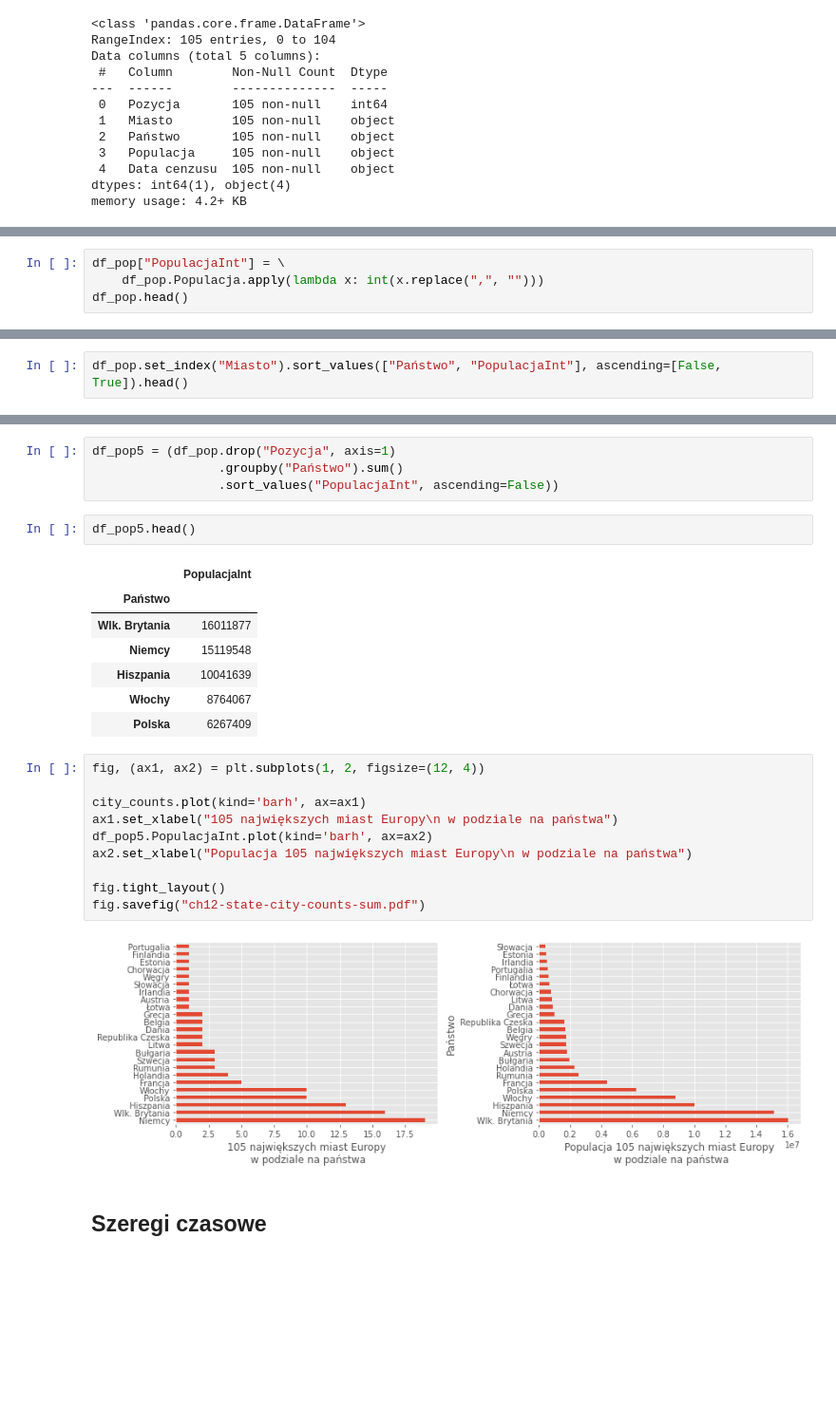
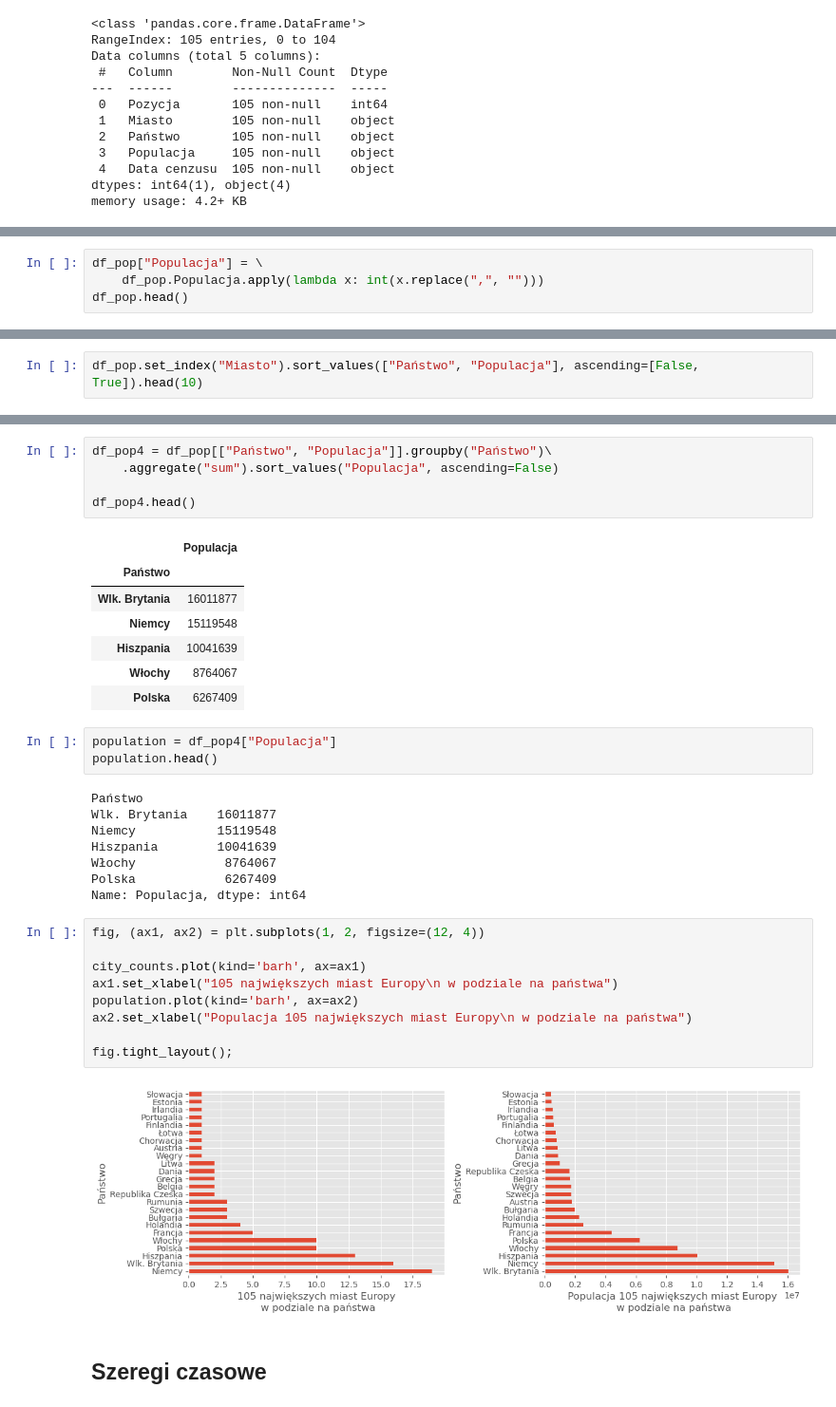
Before and after one commit to antonimarczuk123/Numerical-Python, a Jupyter notebook: Numerical-Python/src-jupyter/r12-Pandas.ipynb, the cells around one changed output, grey strips where cells are left out. Shown at 95% size. Drawn from its saved outputs; the diff is of its cells as text; blank space fills up the shorter version.

```diff
--- a/Numerical-Python/src-jupyter/r12-Pandas.ipynb
+++ b/Numerical-Python/src-jupyter/r12-Pandas.ipynb
@@ -304,5 +218,5 @@ df_pop.head()
 # %%
-df_pop["PopulacjaInt"] = \
+df_pop["Populacja"] = \
     df_pop.Populacja.apply(lambda x: int(x.replace(",", "")))
 df_pop.head()
 # %% [output]
@@ -380,4 +287,4 @@ PopulacjaInt           528014
 Name: (Szwecja, Göteborg), dtype: object
 # %%
-df_pop.set_index("Miasto").sort_values(["Państwo", "PopulacjaInt"], ascending=[False, True]).head()
+df_pop.set_index("Miasto").sort_values(["Państwo", "Populacja"], ascending=[False, True]).head(10)
 # %% [output]
@@ -418,29 +319,38 @@ df_pop4.head()
 # %%
-df_pop5 = (df_pop.drop("Pozycja", axis=1)
-                 .groupby("Państwo").sum()
-                 .sort_values("PopulacjaInt", ascending=False))
+df_pop4 = df_pop[["Państwo", "Populacja"]].groupby("Państwo")\
+    .aggregate("sum").sort_values("Populacja", ascending=False)
+
+df_pop4.head()
+# %% [output]
+|  | Populacja |
+| Państwo |  |
+| Wlk. Brytania | 16011877 |
+| Niemcy | 15119548 |
+| Hiszpania | 10041639 |
+| Włochy | 8764067 |
+| Polska | 6267409 |
-# %%
-df_pop5.head()
-# %% [output]
-|  | PopulacjaInt |
-| Państwo |  |
-| Wlk. Brytania | 16011877 |
-| Niemcy | 15119548 |
-| Hiszpania | 10041639 |
-| Włochy | 8764067 |
-| Polska | 6267409 |
+# %%
+population = df_pop4["Populacja"]
+population.head()
+# %% [output]
+Państwo
+Wlk. Brytania    16011877
+Niemcy           15119548
+Hiszpania        10041639
+Włochy            8764067
+Polska            6267409
+Name: Populacja, dtype: int64
 # %%
 fig, (ax1, ax2) = plt.subplots(1, 2, figsize=(12, 4))
 
 city_counts.plot(kind='barh', ax=ax1)
 ax1.set_xlabel("105 największych miast Europy\n w podziale na państwa")
-df_pop5.PopulacjaInt.plot(kind='barh', ax=ax2)
+population.plot(kind='barh', ax=ax2)
 ax2.set_xlabel("Populacja 105 największych miast Europy\n w podziale na państwa")
 
-fig.tight_layout()
-fig.savefig("ch12-state-city-counts-sum.pdf")
+fig.tight_layout();
 # %% [output]
-[figure, old version]
+[figure, new version]
 # %% [markdown]
 ## Szeregi czasowe
 # %% [markdown]
```
Also changed, not shown: parts of 137 cells of this notebook, 1 other file.
